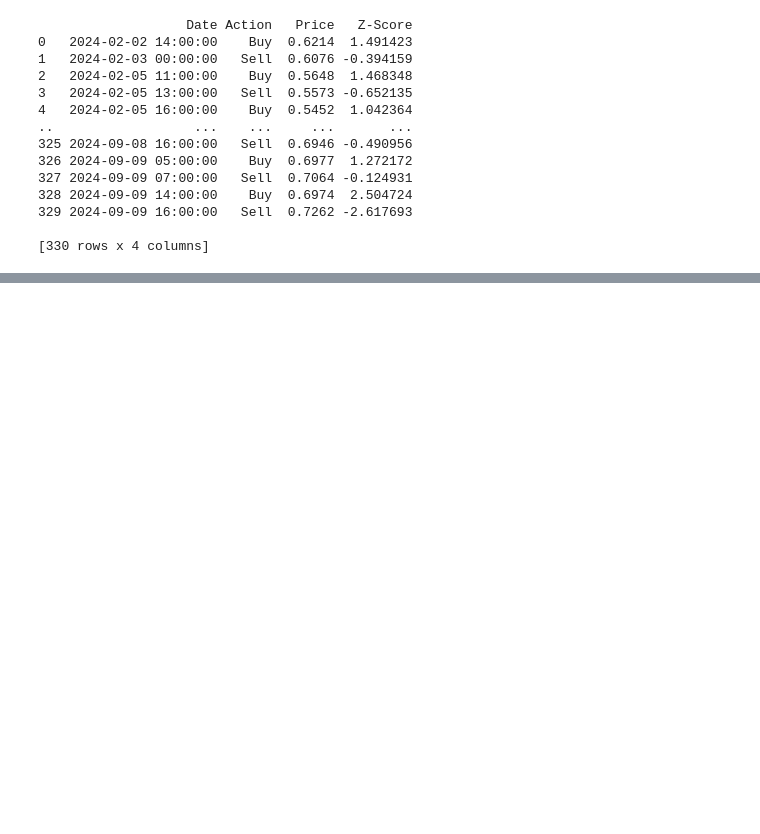
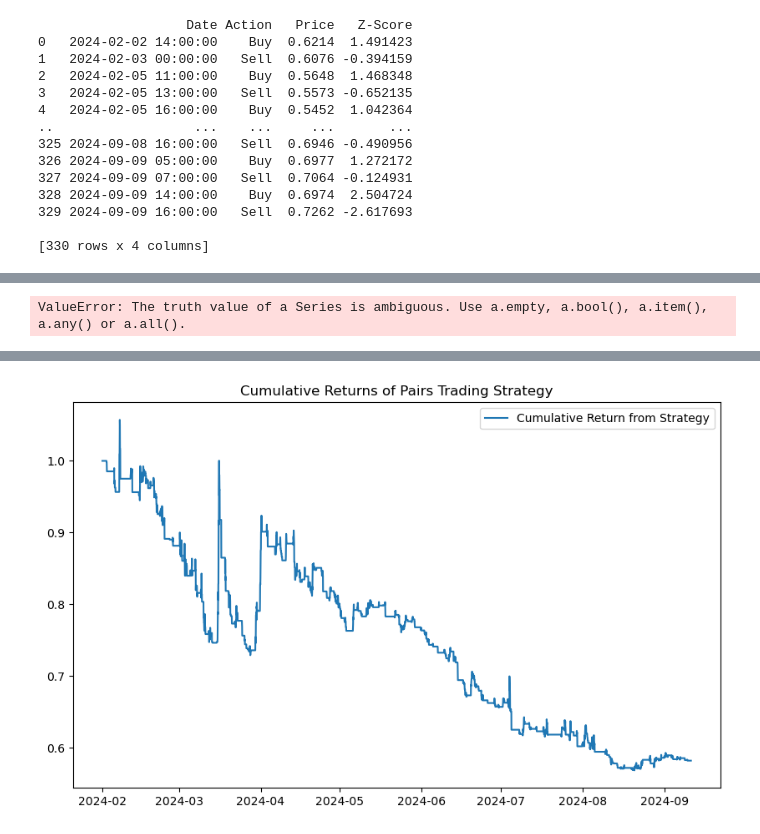
Before and after one commit to ylliu/ArbitrageTest, a Jupyter notebook: statistical_arbitrage.ipynb, the cells around one changed output, grey strips where cells are left out. Cells and saved outputs as stored; diff of their text form; code cells hidden in the pictures; blank space fills up the shorter version.

```diff
--- a/statistical_arbitrage.ipynb
+++ b/statistical_arbitrage.ipynb
@@ -469,0 +412,32 @@ Total Return: -60.06%
+# %%
+# Define z-score to normalize the spread
+
+
+# Initialize signals
+df_mod['Position'] = 0
+
+# Generate signals for long and short positions
+df_mod['Position'] = np.where(df_mod['z'] >= 1, 1, df_mod['Position'])  # z-score >= 1 时做多
+df_mod['Position'] = np.where(df_mod['z'] <= -1, -1, df_mod['Position'])  # z-score <= -1 时做空
+df_mod['Position'] = np.where((-1 < df_mod['z']) & (df_mod['z'] < 1), 0, df_mod['Position'])  # -1 < z-score < 1 时退出
+print(df_mod)
+print(df_mod.describe())
+# Plot z-score and positions
+# %% [output]
+ValueError: The truth value of a Series is ambiguous. Use a.empty, a.bool(), a.item(), a.any() or a.all().
+# %%
+
+print(df_mod['Position'])
+# Strategy returns: long spread means buying PEP and shorting KO
+df_mod['Strategy_Return'] = df_mod['Position'].shift(1) * (df_mod['pct_change_jup'] - df_mod['pct_change_sol'])
+
+# Cumulative returns
+df_mod['Cumulative_Return'] = (1 + df_mod['Strategy_Return']).cumprod()
+
+# Plot cumulative returns
+plt.figure(figsize=(10, 6))
+plt.plot(df_mod.index, df_mod['Cumulative_Return'], label='Cumulative Return from Strategy')
+plt.title('Cumulative Returns of Pairs Trading Strategy')
+plt.legend()
+plt.show()
+# %% [output]
@@ -469,0 +457 @@ Total Return: -60.06%
+[figure, added]
```
Also changed, not shown: parts of 4 cells of this notebook.
